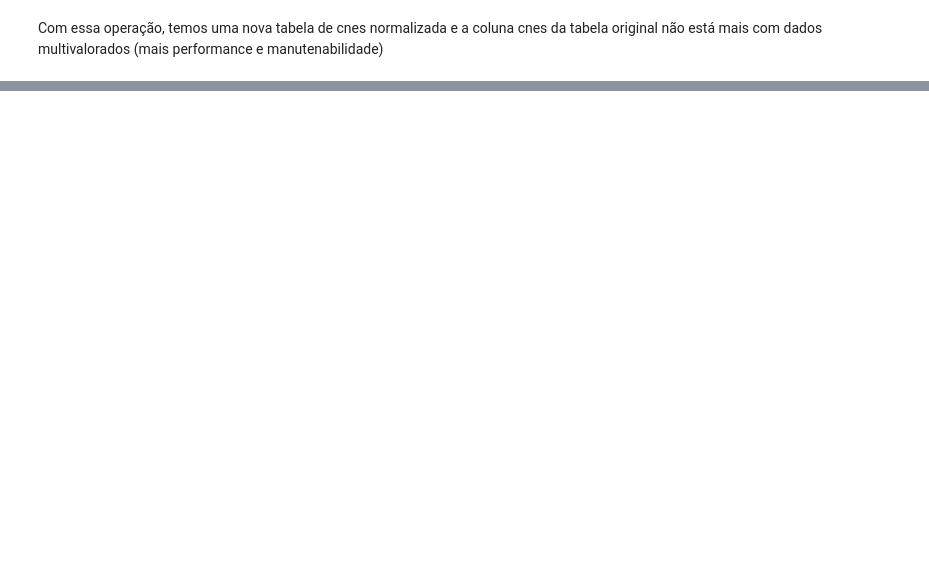
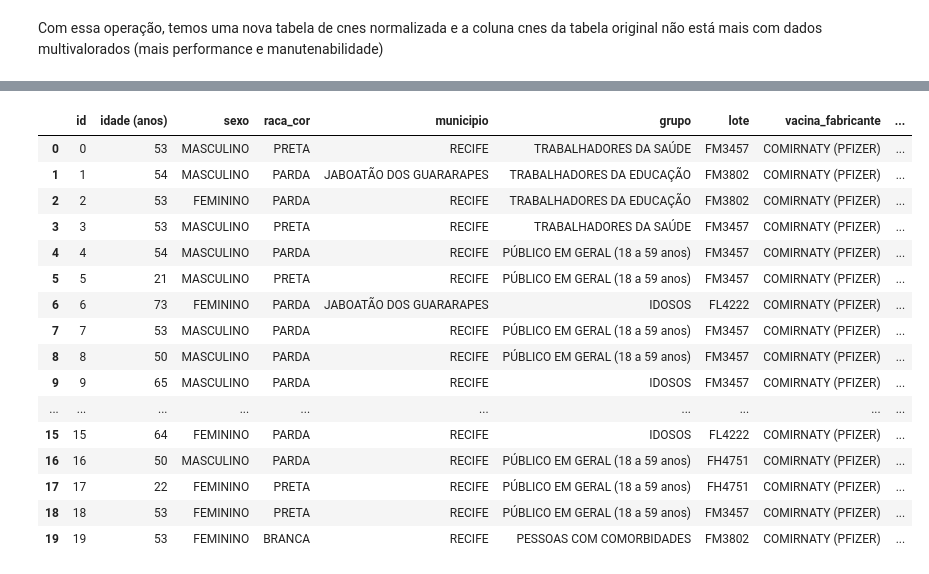
Before and after one commit to ZeusX7/data-pipeline-etl-and-elt, a Jupyter notebook: covid-19-etl.ipynb, the cells around one changed output, grey strips where cells are left out. Saved outputs shown, nothing was run; the diff lists cells and outputs as text; code cells hidden in the pictures; blank space fills up the shorter version.

```diff
--- a/covid-19-etl.ipynb
+++ b/covid-19-etl.ipynb
@@ -263,0 +267,3 @@ Com essa operação, temos uma nova tabela de cnes normalizada e a coluna cnes d
+# %%
+df['vacina_fabricante'] = df['vacina_fabricante'].str.slice(start=4)
+df.head(20)
@@ -263,0 +288,23 @@ Com essa operação, temos uma nova tabela de cnes normalizada e a coluna cnes d
+# %%
+#deixando o nome das colunas mais intuitivo
+df = df.rename(columns={
+    "descricao_dose": "dose_aplicada", "idade": "idade (anos)"})
+df.head(20)
+# %% [output]
+|  | id | idade (anos) | sexo | raca_cor | municipio | grupo | lote | vacina_fabricante | ... |
+| 0 | 0 | 53 | MASCULINO | PRETA | RECIFE | TRABALHADORES DA SAÚDE | FM3457 | COMIRNATY (PFIZER) | ... |
+| 1 | 1 | 54 | MASCULINO | PARDA | JABOATÃO DOS GUARARAPES | TRABALHADORES DA EDUCAÇÃO | FM3802 | COMIRNATY (PFIZER) | ... |
+| 2 | 2 | 53 | FEMININO | PARDA | RECIFE | TRABALHADORES DA EDUCAÇÃO | FM3802 | COMIRNATY (PFIZER) | ... |
+| 3 | 3 | 53 | MASCULINO | PRETA | RECIFE | TRABALHADORES DA SAÚDE | FM3457 | COMIRNATY (PFIZER) | ... |
+| 4 | 4 | 54 | MASCULINO | PARDA | RECIFE | PÚBLICO EM GERAL (18 a 59 anos) | FM3457 | COMIRNATY (PFIZER) | ... |
+| 5 | 5 | 21 | MASCULINO | PRETA | RECIFE | PÚBLICO EM GERAL (18 a 59 anos) | FM3457 | COMIRNATY (PFIZER) | ... |
+| 6 | 6 | 73 | FEMININO | PARDA | JABOATÃO DOS GUARARAPES | IDOSOS | FL4222 | COMIRNATY (PFIZER) | ... |
+| 7 | 7 | 53 | MASCULINO | PARDA | RECIFE | PÚBLICO EM GERAL (18 a 59 anos) | FM3457 | COMIRNATY (PFIZER) | ... |
+| 8 | 8 | 50 | MASCULINO | PARDA | RECIFE | PÚBLICO EM GERAL (18 a 59 anos) | FM3457 | COMIRNATY (PFIZER) | ... |
+| 9 | 9 | 65 | MASCULINO | PARDA | RECIFE | IDOSOS | FM3457 | COMIRNATY (PFIZER) | ... |
+| ... | ... | ... | ... | ... | ... | ... | ... | ... | ... |
+| 15 | 15 | 64 | FEMININO | PARDA | RECIFE | IDOSOS | FL4222 | COMIRNATY (PFIZER) | ... |
+| 16 | 16 | 50 | MASCULINO | PARDA | RECIFE | PÚBLICO EM GERAL (18 a 59 anos) | FH4751 | COMIRNATY (PFIZER) | ... |
+| 17 | 17 | 22 | FEMININO | PRETA | RECIFE | PÚBLICO EM GERAL (18 a 59 anos) | FH4751 | COMIRNATY (PFIZER) | ... |
+| 18 | 18 | 53 | FEMININO | PRETA | RECIFE | PÚBLICO EM GERAL (18 a 59 anos) | FM3457 | COMIRNATY (PFIZER) | ... |
+| 19 | 19 | 53 | FEMININO | BRANCA | RECIFE | PESSOAS COM COMORBIDADES | FM3802 | COMIRNATY (PFIZER) | ... |
```
Also changed, not shown: parts of 18 cells of this notebook.
